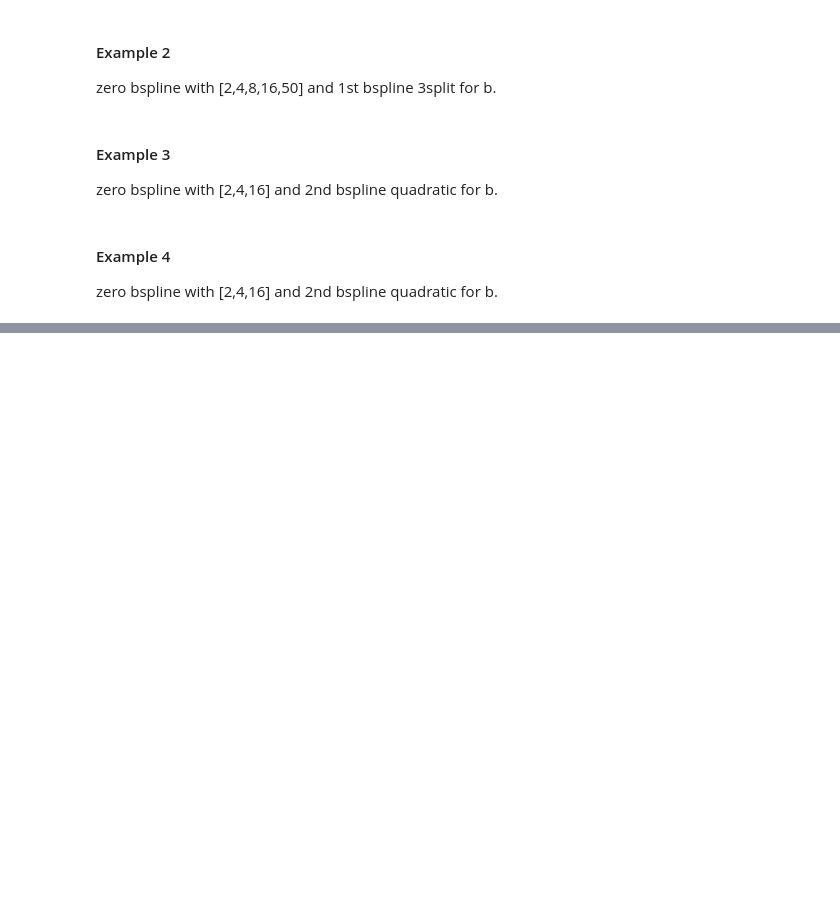
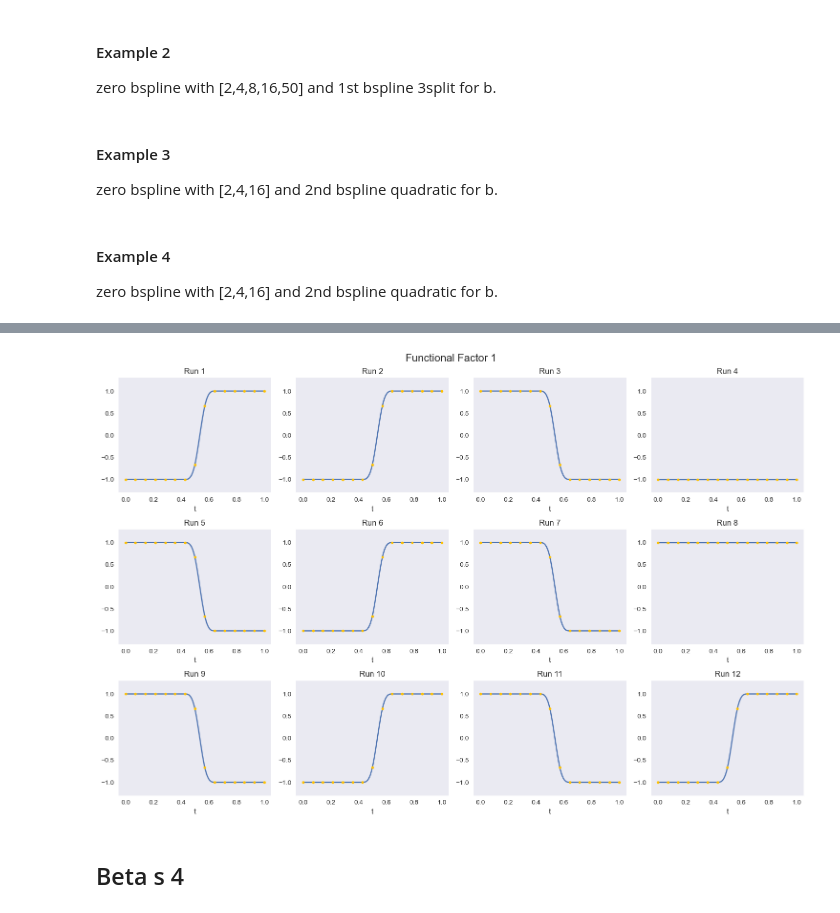
Before and after one commit to TedOiler/nbdo_paper, a Jupyter notebook: playground/cordex/continuous/f_on_f_new.ipynb, the cells around one changed output, grey strips where cells are left out. Saved outputs shown, nothing was run; the diff lists cells and outputs as text; code cells hidden in the pictures; blank space fills up the shorter version.

```diff
--- a/playground/cordex/continuous/f_on_f_new.ipynb
+++ b/playground/cordex/continuous/f_on_f_new.ipynb
@@ -116,0 +314,7 @@ zero bspline with [2,4,16] and 2nd bspline quadratic for b.
+# %%
+plot_design(best_design_beta_3_2, [x_base], 12,
+            sub_x=3, sub_y=4, colour="#FFC100") # FFC100
+# %% [output]
+[figure, added]
+# %% [markdown]
+## Beta s 4
```
Also changed, not shown: parts of 127 cells of this notebook, 26 other files.
